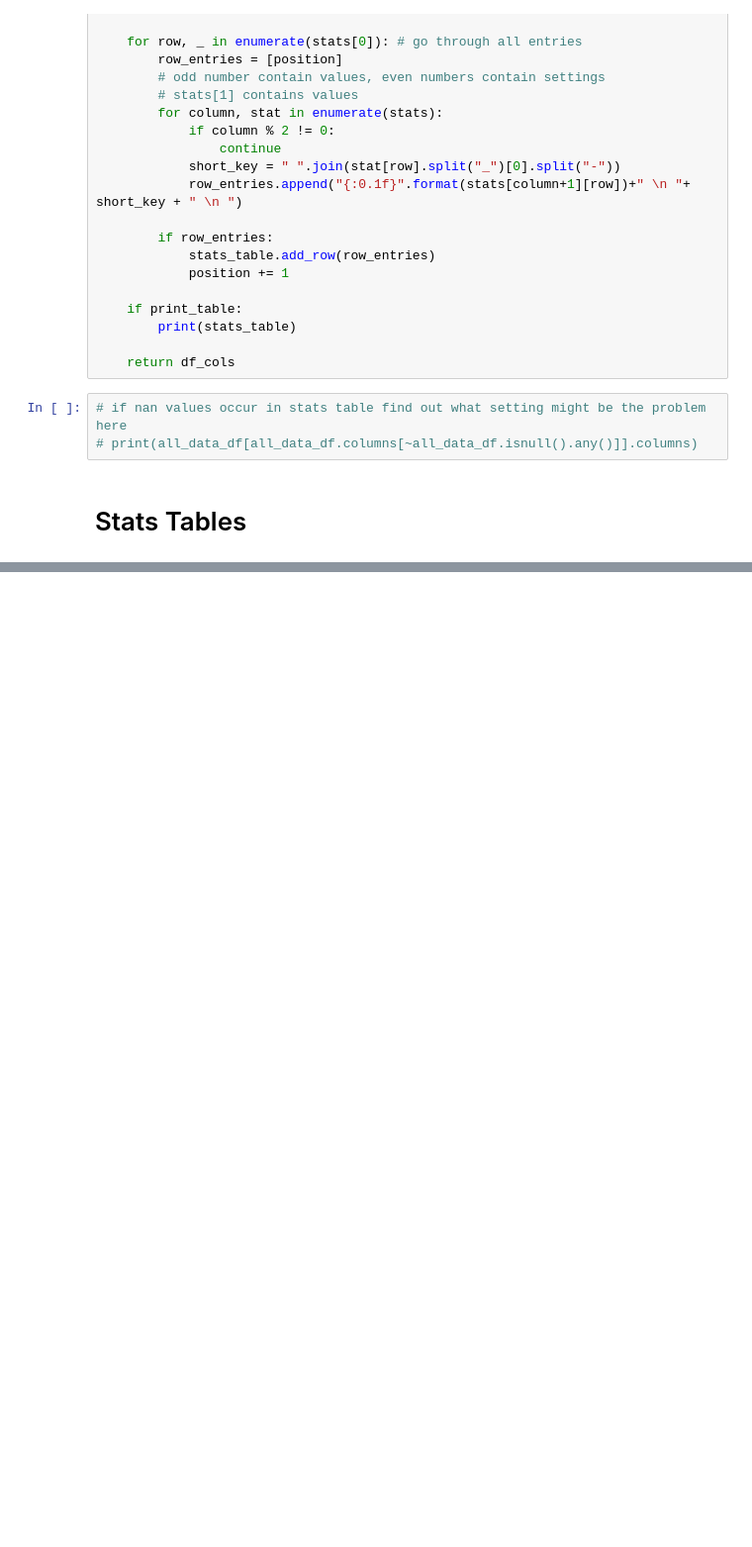
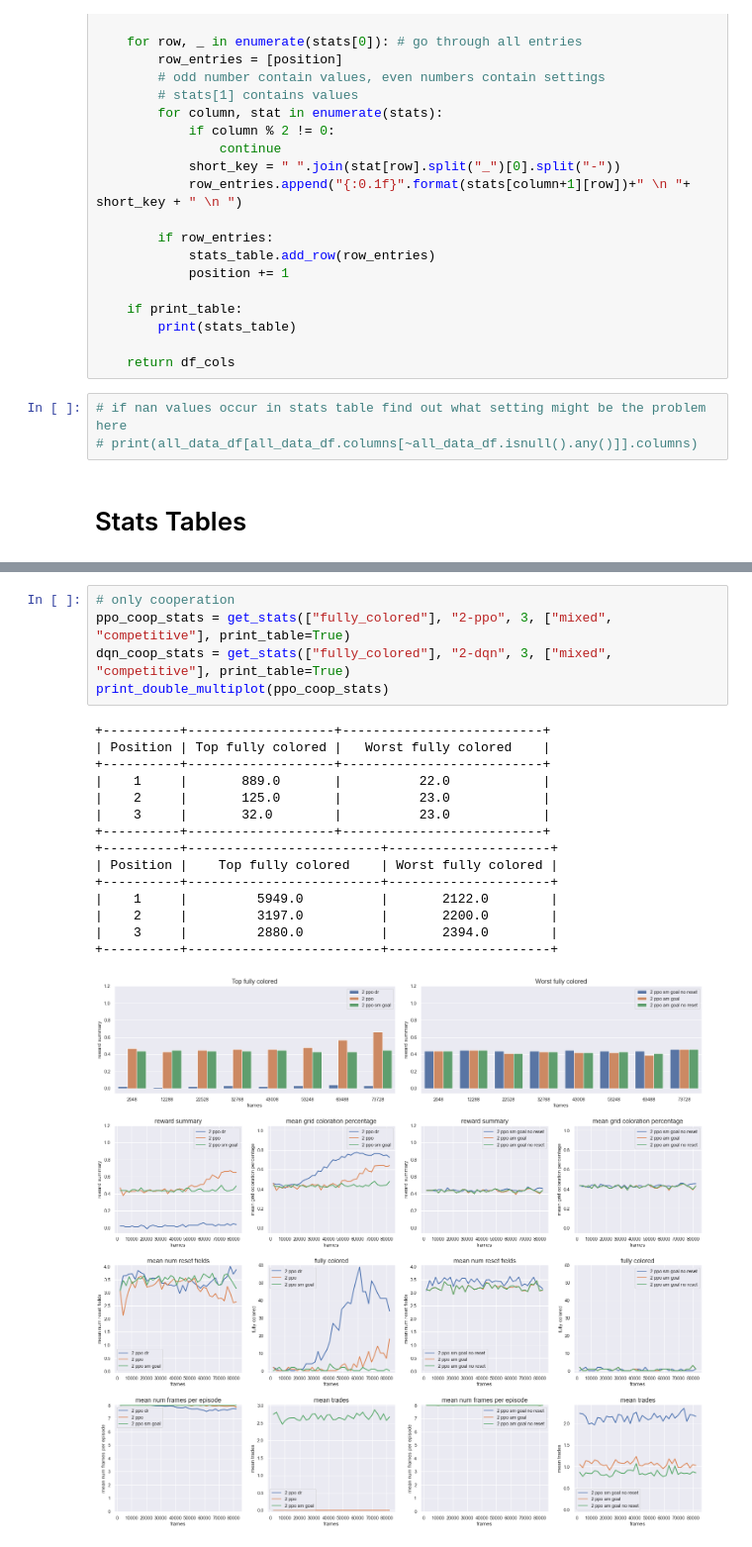
Before and after one commit to zarahz/MARL-and-Markets, a Jupyter notebook: Coloring/storage/easy/stats.ipynb, the cells around one changed output, grey strips where cells are left out. Shown at 99% size. Drawn from its saved outputs; the diff is of its cells as text; blank space fills up the shorter version.

```diff
--- a/Coloring/storage/easy/stats.ipynb
+++ b/Coloring/storage/easy/stats.ipynb
@@ -296,0 +365,21 @@ def get_stats(*args, print_table=False):
+# %%
+# only cooperation
+ppo_coop_stats = get_stats(["fully_colored"], "2-ppo", 3, ["mixed", "competitive"], print_table=True)
+dqn_coop_stats = get_stats(["fully_colored"], "2-dqn", 3, ["mixed", "competitive"], print_table=True)
+print_double_multiplot(ppo_coop_stats)
+# %% [output]
++----------+-------------------+--------------------------+
+| Position | Top fully colored |   Worst fully colored    |
++----------+-------------------+--------------------------+
+|    1     |       889.0       |          22.0            |
+|    2     |       125.0       |          23.0            |
+|    3     |       32.0        |          23.0            |
++----------+-------------------+--------------------------+
++----------+-------------------------+---------------------+
+| Position |    Top fully colored    | Worst fully colored |
++----------+-------------------------+---------------------+
+|    1     |         5949.0          |       2122.0        |
+|    2     |         3197.0          |       2200.0        |
+|    3     |         2880.0          |       2394.0        |
++----------+-------------------------+---------------------+
+[figure, added]
```
Also changed, not shown: parts of 23 cells of this notebook, 9 other files.
